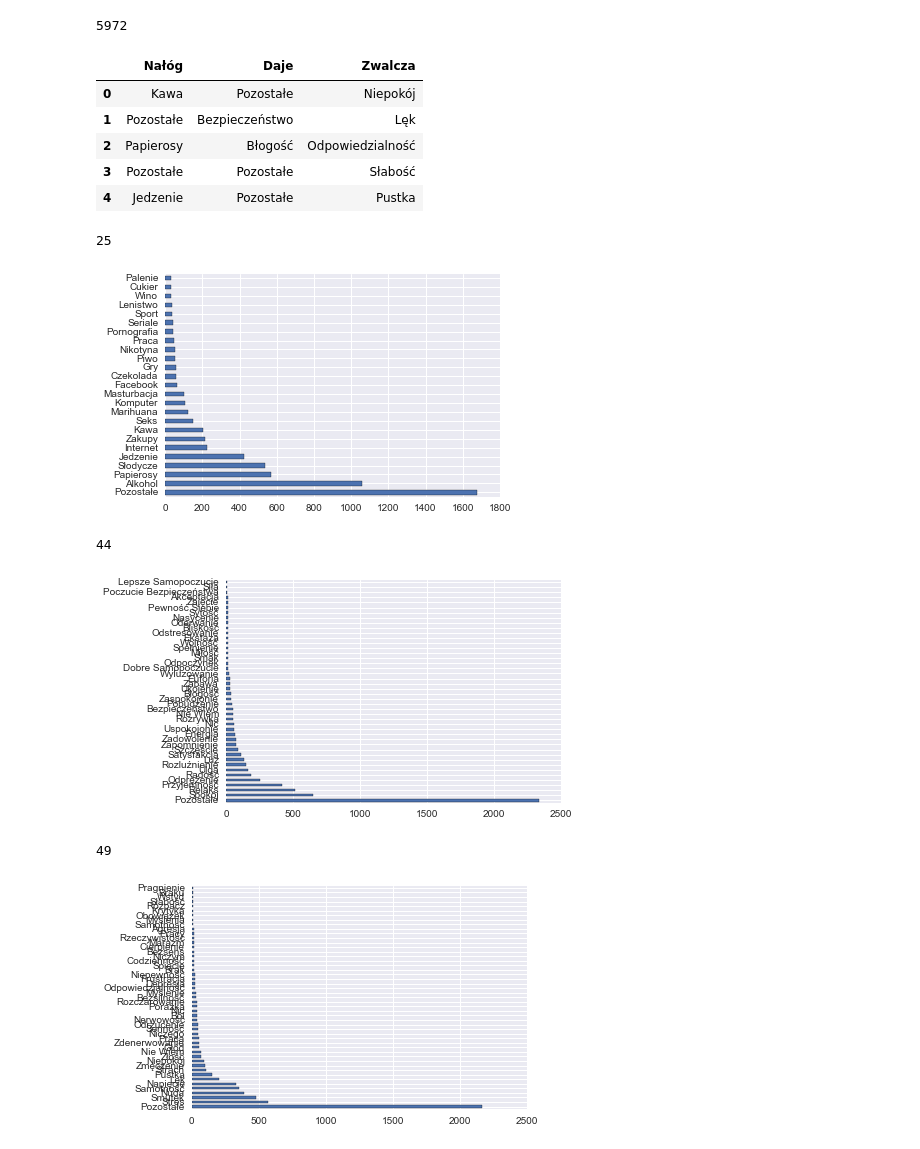
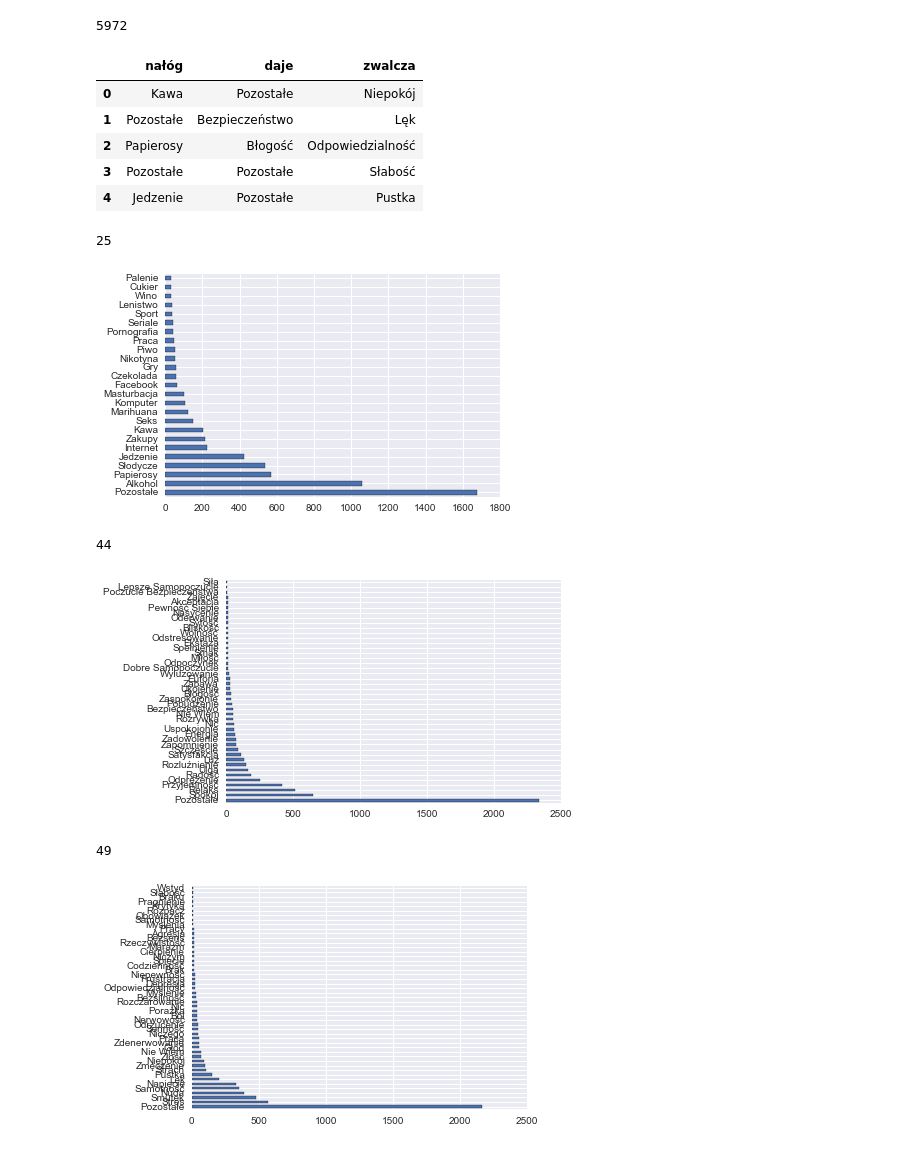
Before and after one commit to stared/nalogi-viz, a Jupyter notebook: notebooks/0_processing.ipynb, the cells around one changed output. Saved outputs shown, nothing was run; the diff lists cells and outputs as text; code cells hidden in the pictures.

```diff
--- a/notebooks/0_processing.ipynb
+++ b/notebooks/0_processing.ipynb
@@ -5,7 +5,7 @@ import seaborn as sns
 %matplotlib inline
 # %%
 df = pd.read_csv("../raw_data/nalogi.csv", header=None)
-df.columns = ["Nałóg", "Daje", "Zwalcza"]
+df.columns = ["nałóg", "daje", "zwalcza"]
 # %%
 number_of_entries = len(df)
 print(number_of_entries)
@@ -14,27 +14,27 @@ print(number_of_entries)
 # %%
 df.head()
 # %% [output]
-|  | Nałóg | Daje | Zwalcza |
+|  | nałóg | daje | zwalcza |
 | 0 | Kawa | Pozostałe | Niepokój |
 | 1 | Pozostałe | Bezpieczeństwo | Lęk |
 | 2 | Papierosy | Błogość | Odpowiedzialność |
 | 3 | Pozostałe | Pozostałe | Słabość |
 | 4 | Jedzenie | Pozostałe | Pustka |
 # %%
-df.Nałóg.value_counts().plot('barh')
-print(len(df.Nałóg.unique()))
+df.nałóg.value_counts().plot('barh')
+print(len(df.nałóg.unique()))
 # %% [output]
 25
-[figure, old version]
+[figure, new version]
 # %%
-df.Daje.value_counts().plot('barh')
-print(len(df.Daje.unique()))
+df.daje.value_counts().plot('barh')
+print(len(df.daje.unique()))
 # %% [output]
 44
-[figure, old version]
+[figure, new version]
 # %%
-df.Zwalcza.value_counts().plot('barh')
-print(len(df.Zwalcza.unique()))
+df.zwalcza.value_counts().plot('barh')
+print(len(df.zwalcza.unique()))
 # %% [output]
 49
-[figure, old version]
+[figure, new version]
```
Also changed, not shown: parts of 10 cells of this notebook.
